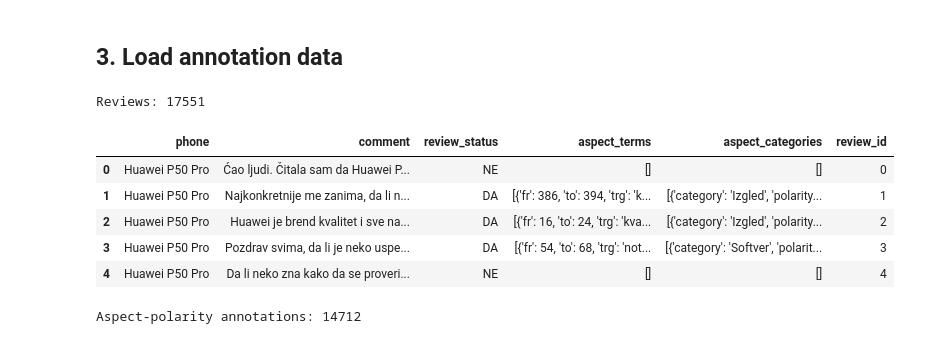
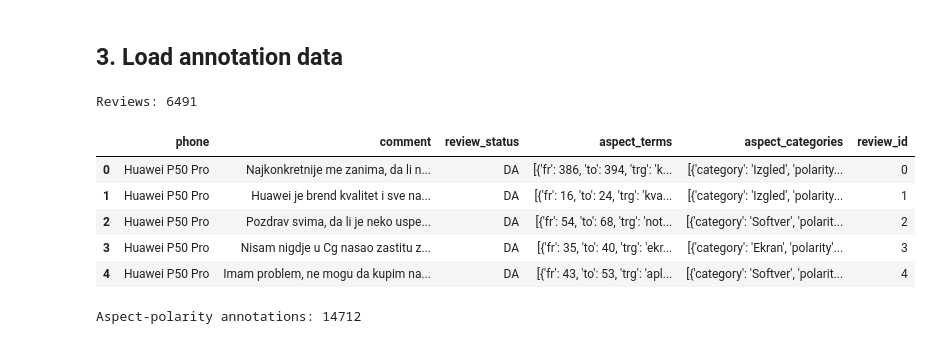
Before and after one commit to codecrafter-rgb/MobilniABSA, a Jupyter notebook: notebooks/nb_SVM_Final.ipynb, the cells around one changed output. Drawn from its saved outputs; the diff is of its cells as text; code cells hidden in the pictures.

```diff
--- a/notebooks/nb_SVM_Final.ipynb
+++ b/notebooks/nb_SVM_Final.ipynb
@@ -86,39 +86,41 @@ def _parse_aspect_list(value):
         return []
     if isinstance(value, str):
         value = value.strip()
         if not value:
             return []
         value = json.loads(value)
     return value
 
 
 def load_annotation_data(path: str) -> pd.DataFrame:
     df = pd.read_json(path)
 
     if "phone" not in df.columns:
         df["phone"] = ""
 
     df = df.copy()
     df["comment"] = df["comment"].fillna("").astype(str).str.strip()
     df["phone"] = df["phone"].fillna("").astype(str).str.strip()
     df["aspect_categories"] = df["aspect_categories"].map(_parse_aspect_list)
 
+    df = df[df["review_status"] != "NE"]
+
     df = df.reset_index(drop=True)
     df["review_id"] = np.arange(len(df), dtype=int)
     return df
 
 
 df = load_annotation_data(DATA_PATH)
 print("Reviews:", len(df))
 df.head()
 # %% [output]
-Reviews: 17551
+Reviews: 6491
 |  | phone | comment | review_status | aspect_terms | aspect_categories | review_id |
-| 0 | Huawei P50 Pro | Ćao ljudi. Čitala sam da Huawei P... | NE | [] | [] | 0 |
-| 1 | Huawei P50 Pro | Najkonkretnije me zanima, da li n... | DA | [{'fr': 386, 'to': 394, 'trg': 'k... | [{'category': 'Izgled', 'polarity... | 1 |
-| 2 | Huawei P50 Pro | Huawei je brend kvalitet i sve na... | DA | [{'fr': 16, 'to': 24, 'trg': 'kva... | [{'category': 'Izgled', 'polarity... | 2 |
-| 3 | Huawei P50 Pro | Pozdrav svima, da li je neko uspe... | DA | [{'fr': 54, 'to': 68, 'trg': 'not... | [{'category': 'Softver', 'polarit... | 3 |
-| 4 | Huawei P50 Pro | Da li neko zna kako da se proveri... | NE | [] | [] | 4 |
+| 0 | Huawei P50 Pro | Najkonkretnije me zanima, da li n... | DA | [{'fr': 386, 'to': 394, 'trg': 'k... | [{'category': 'Izgled', 'polarity... | 0 |
+| 1 | Huawei P50 Pro | Huawei je brend kvalitet i sve na... | DA | [{'fr': 16, 'to': 24, 'trg': 'kva... | [{'category': 'Izgled', 'polarity... | 1 |
+| 2 | Huawei P50 Pro | Pozdrav svima, da li je neko uspe... | DA | [{'fr': 54, 'to': 68, 'trg': 'not... | [{'category': 'Softver', 'polarit... | 2 |
+| 3 | Huawei P50 Pro | Nisam nigdje u Cg nasao zastitu z... | DA | [{'fr': 35, 'to': 40, 'trg': 'ekr... | [{'category': 'Ekran', 'polarity'... | 3 |
+| 4 | Huawei P50 Pro | Imam problem, ne mogu da kupim na... | DA | [{'fr': 43, 'to': 53, 'trg': 'apl... | [{'category': 'Softver', 'polarit... | 4 |
 # %%
 def make_model_text(frame: pd.DataFrame) -> pd.Series:
     text = frame["comment"].fillna("").astype(str)
```
Also changed, not shown: parts of 8 cells of this notebook.
